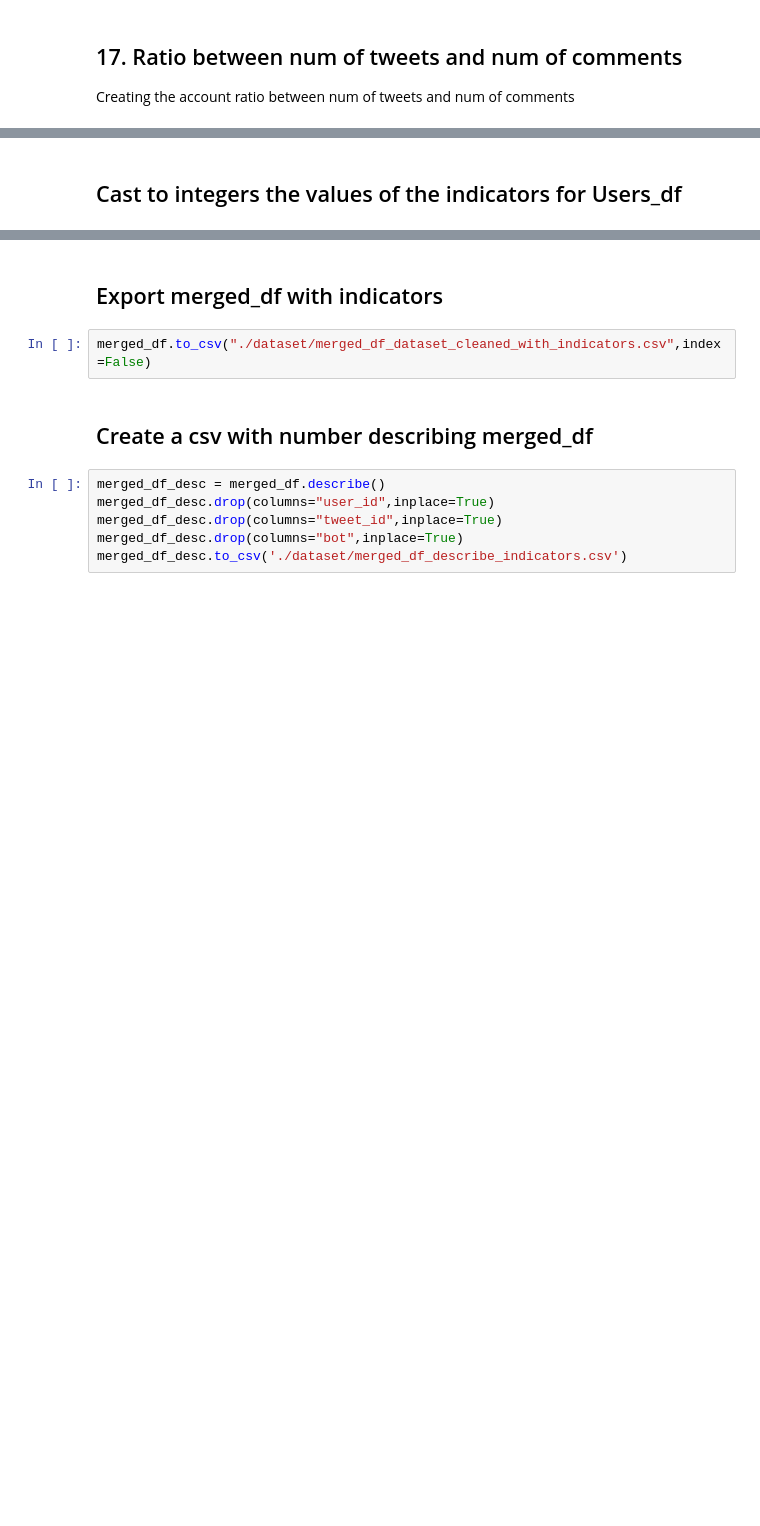
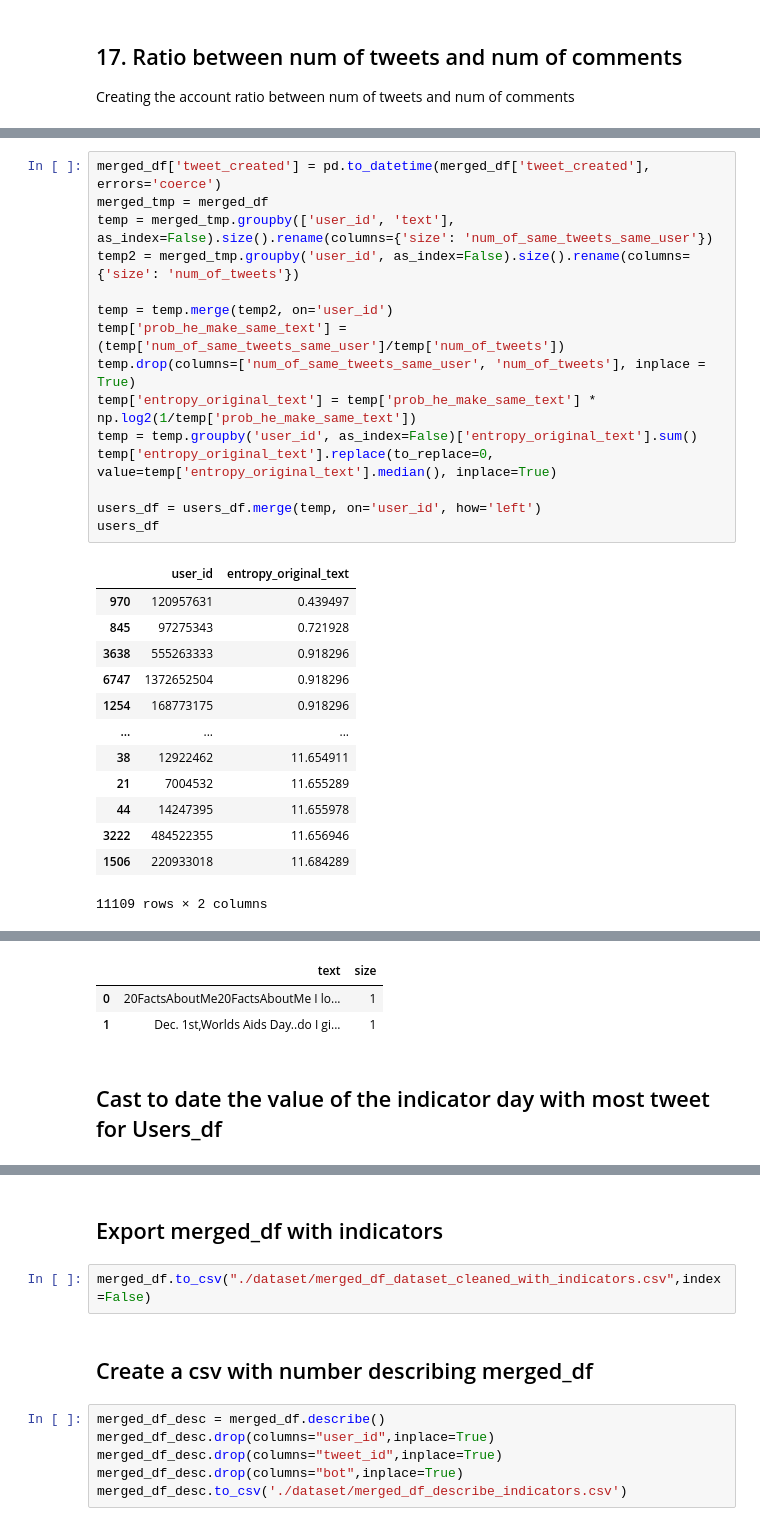
Before and after one commit to The-seven-dwarfs/DataMining-Group7, a Jupyter notebook: 1.2-Indicator_creation.ipynb, the cells around one changed output, grey strips where cells are left out. Saved outputs shown, nothing was run; the diff lists cells and outputs as text; blank space fills up the shorter version.

```diff
--- a/1.2-Indicator_creation.ipynb
+++ b/1.2-Indicator_creation.ipynb
@@ -548,0 +310,29 @@ users_df
+# %%
+merged_df['tweet_created'] = pd.to_datetime(merged_df['tweet_created'], errors='coerce')
+merged_tmp = merged_df
+temp = merged_tmp.groupby(['user_id', 'text'], as_index=False).size().rename(columns={'size': 'num_of_same_tweets_same_user'})
+temp2 = merged_tmp.groupby('user_id', as_index=False).size().rename(columns={'size': 'num_of_tweets'})
+
+temp = temp.merge(temp2, on='user_id')
+temp['prob_he_make_same_text'] = (temp['num_of_same_tweets_same_user']/temp['num_of_tweets'])
+temp.drop(columns=['num_of_same_tweets_same_user', 'num_of_tweets'], inplace = True)
+temp['entropy_original_text'] = temp['prob_he_make_same_text'] * np.log2(1/temp['prob_he_make_same_text'])
+temp = temp.groupby('user_id', as_index=False)['entropy_original_text'].sum()
+temp['entropy_original_text'].replace(to_replace=0, value=temp['entropy_original_text'].median(), inplace=True)
+
+users_df = users_df.merge(temp, on='user_id', how='left')
+users_df
+# %% [output]
+|  | user_id | entropy_original_text |
+| 970 | 120957631 | 0.439497 |
+| 845 | 97275343 | 0.721928 |
+| 3638 | 555263333 | 0.918296 |
+| 6747 | 1372652504 | 0.918296 |
+| 1254 | 168773175 | 0.918296 |
+| ... | ... | ... |
+| 38 | 12922462 | 11.654911 |
+| 21 | 7004532 | 11.655289 |
+| 44 | 14247395 | 11.655978 |
+| 3222 | 484522355 | 11.656946 |
+| 1506 | 220933018 | 11.684289 |
+11109 rows × 2 columns
@@ -549,2 +342,5 @@ users_df
+|  | text | size |
+| 0 | 20FactsAboutMe20FactsAboutMe I lo... | 1 |
+| 1 | Dec. 1st,Worlds Aids Day..do I gi... | 1 |
 # %% [markdown]
-## Cast to integers the values of the indicators for Users_df
+## Cast to date the value of the indicator day with most tweet for Users_df
```
Also changed, not shown: parts of 25 cells of this notebook, 1 other file.
